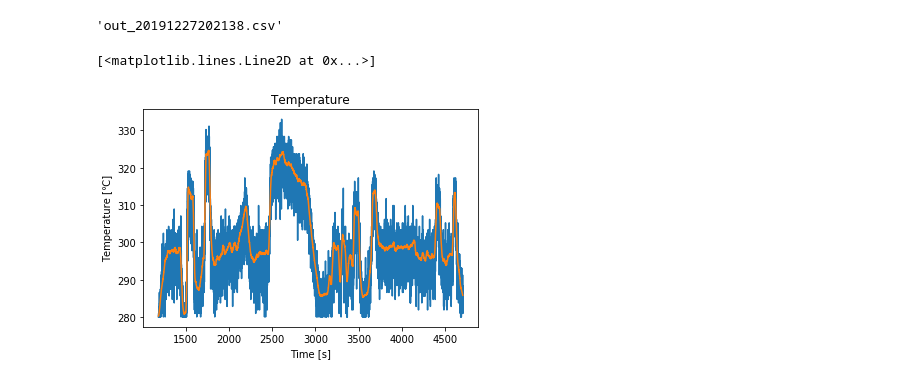
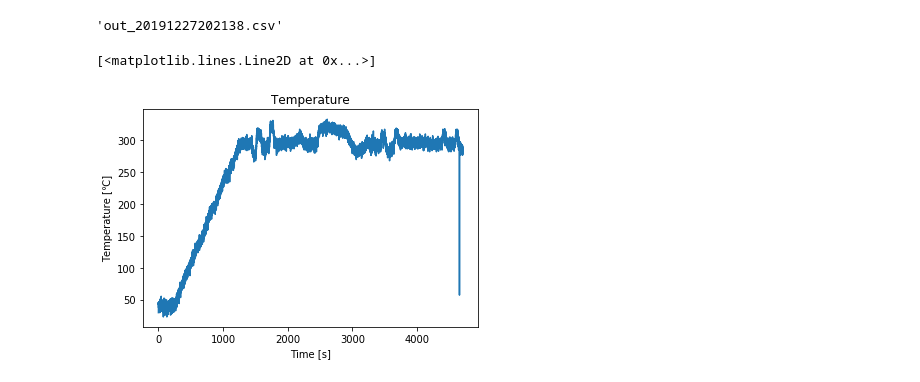
Before and after one commit to queezz/PID_Controll, a Jupyter notebook: plotexample.ipynb, the cells around one changed output. Drawn from its saved outputs; the diff is of its cells as text; code cells hidden in the pictures.

Commit message:
add some plots

```diff
--- a/plotexample.ipynb
+++ b/plotexample.ipynb
@@ -35,12 +38,13 @@ sorted(a)
  'out_20191227202006.csv',
  'out_20191227202034.csv',
  'out_20191227202138.csv']
-# %%
-datetime = "20191227202138"
-filename = "out_" + datetime + ".csv"
-filename
-# %% [output]
-'out_20191227202138.csv'
+# %%
+date = "20191227202138"
+start_time = datetime(int(date[:4]), int(date[4:6]), int(date[6:8]), int(date[8:10]), int(date[10:12]), int(date[12:]))
+filename = "out_" + date + ".csv"
+filename
+# %% [output]
+'out_20191227202138.csv'
 # %%
 """ smoothing savitzky_golay """
 # https://plot.ly/python/smoothing/
@@ -61,18 +65,15 @@ def savitzky_golay(y, window_size, order):
 # %%
 """ temperature """
 temp_csv = pd.read_csv(temp_dir + "/" + filename)
 plt.title("Temperature")
 plt.xlabel("Time [s]")
 plt.ylabel("Temperature [℃]")
 xy = ThreadType.TEMPERATURE.getCalcArray(np.array(temp_csv))
 
-mask = np.where(xy[:,1] > 280)
-xy = xy[mask]
+# mask = np.where(xy[:,1] > 280)
+# xy = xy[mask]
 
 plt.plot(xy[:, 0], xy[:, 1])
-xy[:, 1] = savitzky_golay(xy[:, 1], 200, 2)
-
-plt.plot(xy[:, 0], xy[:, 1])
 # %% [output]
 [<matplotlib.lines.Line2D at 0x...>]
-[figure, old version]
+[figure, new version]
```
Also changed, not shown: parts of 36 cells of this notebook.
